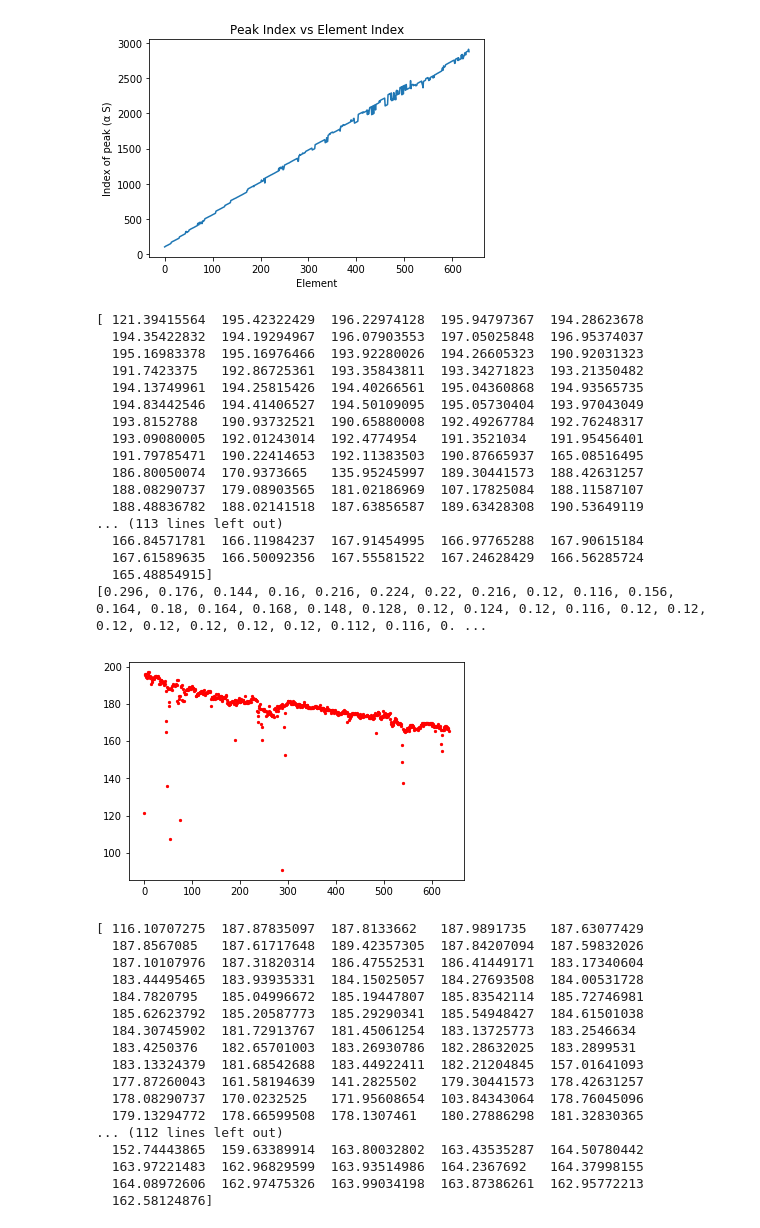
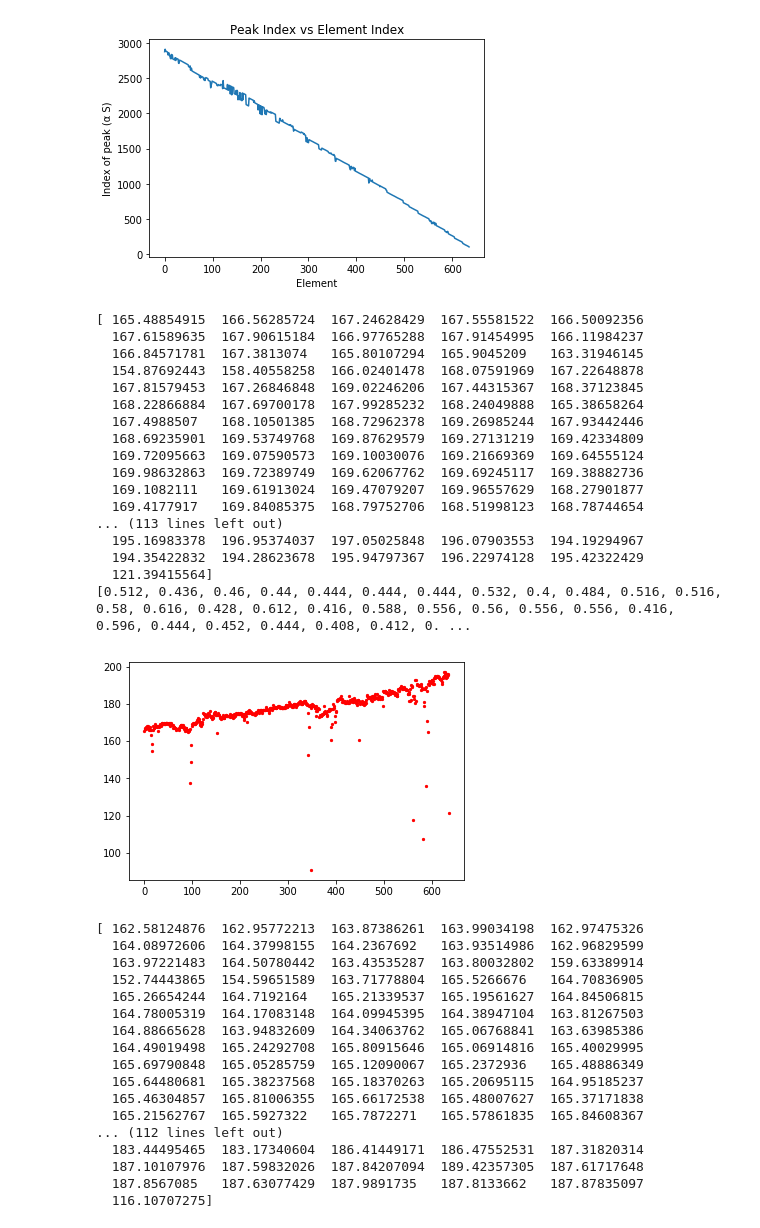
Before and after one commit to efreneau/Machine-Learning-On-Seismic-Streamer-Data, a Jupyter notebook: Calculating RMS and SEL.ipynb, the cells around one changed output. Cells and saved outputs as stored; diff of their text form; code cells hidden in the pictures.

```diff
--- a/Calculating RMS and SEL.ipynb
+++ b/Calculating RMS and SEL.ipynb
@@ -40,7 +40,7 @@ f1=test['Data1']
 #f1=f2
 
 f1=np.transpose(f1) #puts data on it's side (easier to work with rows)
-f1=f1[::-1]#reverses
+#f1=f1[::-1]#reverses
 f1 = f1*(10**6) #convert to micro pascals
 fs = 500
 # %%
@@ -60,29 +60,29 @@ fData = amp(6)*fData # adjusted filtered data
 # %%
 # III. Windowing Around Peak (2s before and after)
 peak=[]
 
 #forward 2 s
 winData = []#windowed data
 for row in fData:
-    peak1 = np.argmax(row[0:10*fs])
-    if(peak1>2*fs):#if the peak is 2s from the 0 index (window can be 4s)
+    peak1 = np.argmax(row[0:10*fs])#find peak
+    if(peak1>2*fs and peak1<len(row)-2*fs):#unobstructed 4 second window
         DATA = row[peak1-2*fs:peak1+2*fs]#Keep data around the peak (2s before and after)
-    elif(peak1>len(row)-2*fs):
+    elif(peak1>len(row)-2*fs):#Peak is too close to the end
         w = row[peak1-2*fs:end]
         DATA = np.concatenate(w,np.zeros(4*fs-len(w)))
-    else:
+    else:#peak is to close to the begining index
         w = row[peak1:peak1+2*fs]#one-sided window
         DATA = np.concatenate((np.zeros(4*fs-len(w)),w))#pad #check
     winData.append(DATA)
     peak.append(peak1)
 winData = np.asarray(winData)#recast as ndarray
 plt.plot(peak)
 plt.title('Peak Index vs Element Index')
 plt.xlabel('Element')
 plt.ylabel('Index of peak (α S)')
 plt.show()
 # %% [output]
-[figure, old version]
+[figure, new version]
 # %%
 # IV. Calculate RMS of power
 
@@ -104,24 +104,24 @@ b = np.linspace(0,len(RMS),len(RMS))
 plt.scatter(b,RMS,s=5,c='r')
 plt.show()
 # %% [output]
-[ 121.39415564  195.42322429  196.22974128  195.94797367  194.28623678
-  194.35422832  194.19294967  196.07903553  197.05025848  196.95374037
-  195.16983378  195.16976466  193.92280026  194.26605323  190.92031323
-  191.7423375   192.86725361  193.35843811  193.34271823  193.21350482
-  194.13749961  194.25815426  194.40266561  195.04360868  194.93565735
-  194.83442546  194.41406527  194.50109095  195.05730404  193.97043049
-  193.8152788   190.93732521  190.65880008  192.49267784  192.76248317
-  193.09080005  192.01243014  192.4774954   191.3521034   191.95456401
-  191.79785471  190.22414653  192.11383503  190.87665937  165.08516495
-  186.80050074  170.9373665   135.95245997  189.30441573  188.42631257
-  188.08290737  179.08903565  181.02186969  107.17825084  188.11587107
-  188.48836782  188.02141518  187.63856587  189.63428308  190.53649119
+[ 165.48854915  166.56285724  167.24628429  167.55581522  166.50092356
+  167.61589635  167.90615184  166.97765288  167.91454995  166.11984237
+  166.84571781  167.3813074   165.80107294  165.9045209   163.31946145
+  154.87692443  158.40558258  166.02401478  168.07591969  167.22648878
+  167.81579453  167.26846848  169.02246206  167.44315367  168.37123845
+  168.22866884  167.69700178  167.99285232  168.24049888  165.38658264
+  167.4988507   168.10501385  168.72962378  169.26985244  167.93442446
+  168.69235901  169.53749768  169.87629579  169.27131219  169.42334809
+  169.72095663  169.07590573  169.10030076  169.21669369  169.64555124
+  169.98632863  169.72389749  169.62067762  169.69245117  169.38882736
+  169.1082111   169.61913024  169.47079207  169.96557629  168.27901877
+  169.4177917   169.84085375  168.79752706  168.51998123  168.78744654
 ... (113 lines left out)
-  166.84571781  166.11984237  167.91454995  166.97765288  167.90615184
-  167.61589635  166.50092356  167.55581522  167.24628429  166.56285724
-  165.48854915]
-[0.296, 0.176, 0.144, 0.16, 0.216, 0.224, 0.22, 0.216, 0.12, 0.116, 0.156, 0.164, 0.18, 0.164, 0.168, 0.148, 0.128, 0.12, 0.124, 0.12, 0.116, 0.12, 0.12, 0.12, 0.12, 0.12, 0.12, 0.12, 0.112, 0.116, 0. ...
+  195.16983378  196.95374037  197.05025848  196.07903553  194.19294967
+  194.35422832  194.28623678  195.94797367  196.22974128  195.42322429
+  121.39415564]
+[0.512, 0.436, 0.46, 0.44, 0.444, 0.444, 0.444, 0.532, 0.4, 0.484, 0.516, 0.516, 0.58, 0.616, 0.428, 0.612, 0.416, 0.588, 0.556, 0.56, 0.556, 0.556, 0.416, 0.596, 0.444, 0.452, 0.444, 0.408, 0.412, 0. ...
-[figure, old version]
+[figure, new version]
 # %%
 #IV. Calculate SEL Energy Density (dB)
 
@@ -136,23 +136,23 @@ print(SEL)
 
 #scipy.io.savemat('Data1.mat', mdict={'SEL':SEL,'RMS':RMS,'Windowed': winData,'Filtered':fData,'Original':f1})#debug
 # %% [output]
-[ 116.10707275  187.87835097  187.8133662   187.9891735   187.63077429
-  187.8567085   187.61717648  189.42357305  187.84207094  187.59832026
-  187.10107976  187.31820314  186.47552531  186.41449171  183.17340604
-  183.44495465  183.93935331  184.15025057  184.27693508  184.00531728
-  184.7820795   185.04996672  185.19447807  185.83542114  185.72746981
-  185.62623792  185.20587773  185.29290341  185.54948427  184.61501038
-  184.30745902  181.72913767  181.45061254  183.13725773  183.2546634
-  183.4250376   182.65701003  183.26930786  182.28632025  183.2899531
-  183.13324379  181.68542688  183.44922411  182.21204845  157.01641093
-  177.87260043  161.58194639  141.2825502   179.30441573  178.42631257
-  178.08290737  170.0232525   171.95608654  103.84343064  178.76045096
-  179.13294772  178.66599508  178.1307461   180.27886298  181.32830365
+[ 162.58124876  162.95772213  163.87386261  163.99034198  162.97475326
+  164.08972606  164.37998155  164.2367692   163.93514986  162.96829599
+  163.97221483  164.50780442  163.43535287  163.80032802  159.63389914
+  152.74443865  154.59651589  163.71778804  165.5266676   164.70836905
+  165.26654244  164.7192164   165.21339537  165.19561627  164.84506815
+  164.78005319  164.17083148  164.09945395  164.38947104  163.81267503
+  164.88665628  163.94832609  164.34063762  165.06768841  163.63985386
+  164.49019498  165.24292708  165.80915646  165.06914816  165.40029995
+  165.69790848  165.05285759  165.12090067  165.2372936   165.48886349
+  165.64480681  165.38237568  165.18370263  165.20695115  164.95185237
+  165.46304857  165.81006355  165.66172538  165.48007627  165.37171838
+  165.21562767  165.5927322   165.7872271   165.57861835  165.84608367
 ... (112 lines left out)
-  152.74443865  159.63389914  163.80032802  163.43535287  164.50780442
-  163.97221483  162.96829599  163.93514986  164.2367692   164.37998155
-  164.08972606  162.97475326  163.99034198  163.87386261  162.95772213
-  162.58124876]
+  183.44495465  183.17340604  186.41449171  186.47552531  187.31820314
+  187.10107976  187.59832026  187.84207094  189.42357305  187.61717648
+  187.8567085   187.63077429  187.9891735   187.8133662   187.87835097
+  116.10707275]
 # %%
 #V. Remove noisy or inaccurate channels
 RMS2=RMS.tolist()
```
Also changed, not shown: parts of 2 cells of this notebook.
